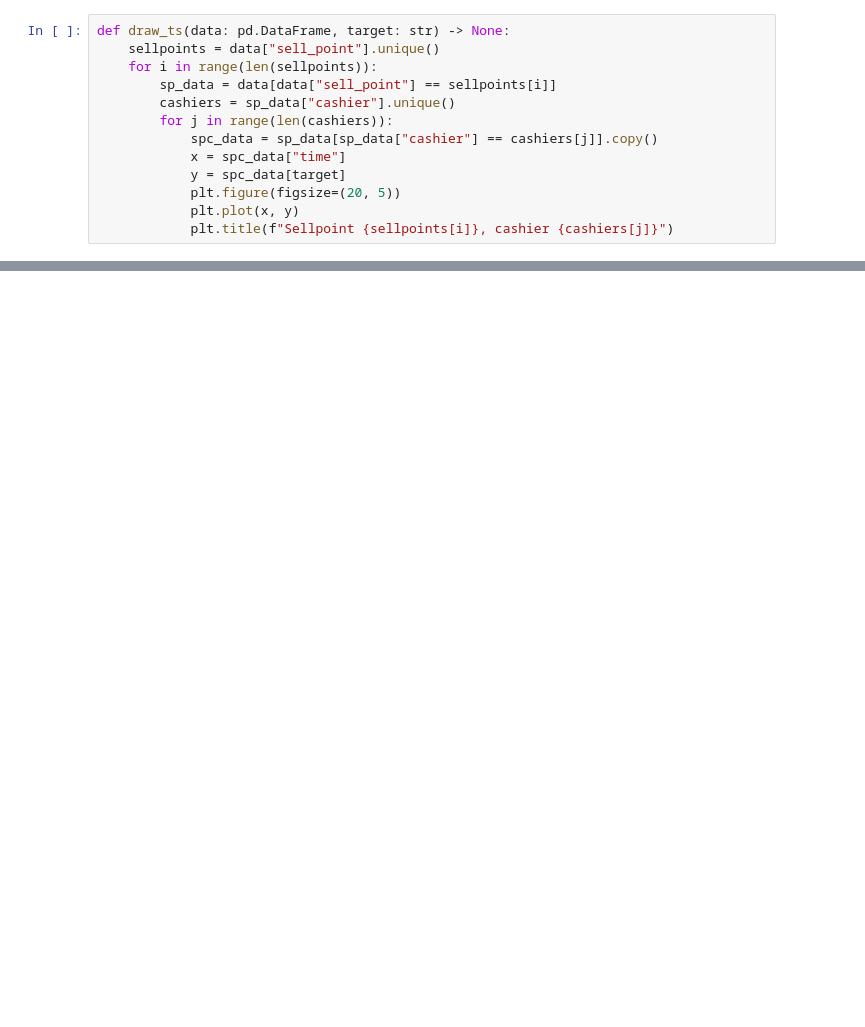
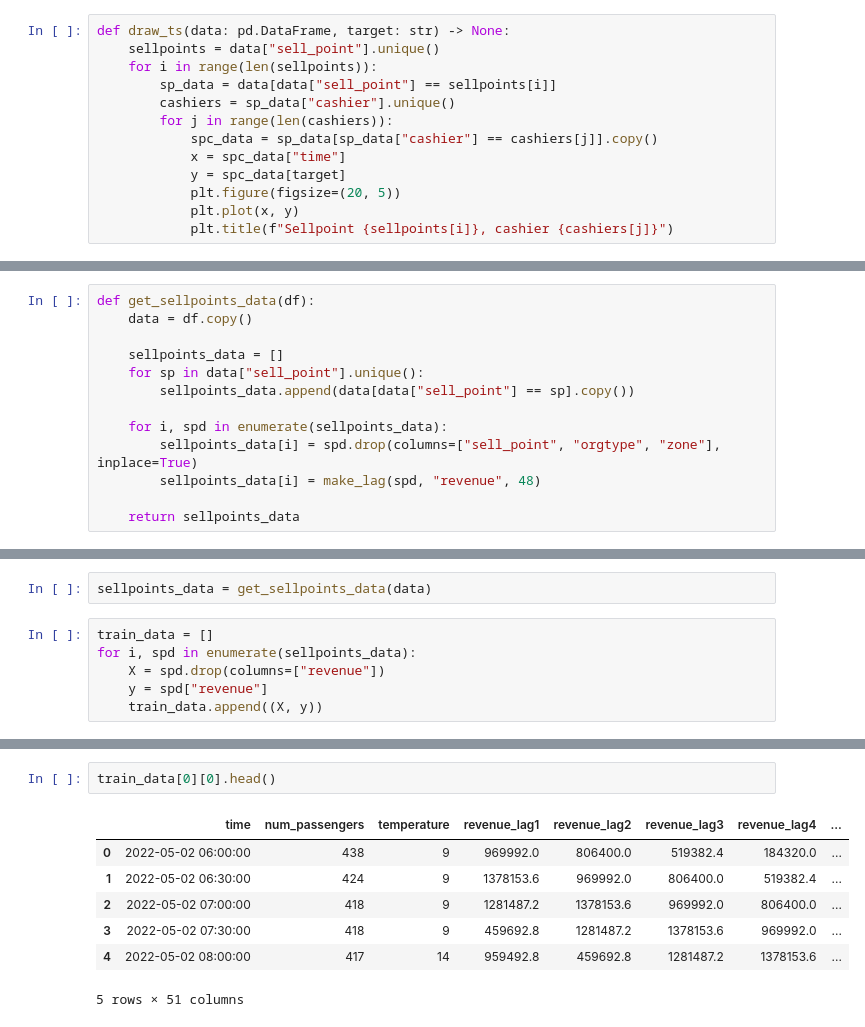
Before and after one commit to Wander1ngW1nd/Sheremem, a Jupyter notebook: revenue_preprocessing.ipynb, the cells around one changed output, grey strips where cells are left out. Drawn from its saved outputs; the diff is of its cells as text; blank space fills up the shorter version.

```diff
--- a/revenue_preprocessing.ipynb
+++ b/revenue_preprocessing.ipynb
@@ -109,0 +92,13 @@ len(data["cashier"].unique())
+# %%
+def get_sellpoints_data(df):
+    data = df.copy()
+
+    sellpoints_data = []
+    for sp in data["sell_point"].unique():
+        sellpoints_data.append(data[data["sell_point"] == sp].copy())
+
+    for i, spd in enumerate(sellpoints_data):
+        sellpoints_data[i] = spd.drop(columns=["sell_point", "orgtype", "zone"], inplace=True)
+        sellpoints_data[i] = make_lag(spd, "revenue", 48)
+
+    return sellpoints_data
@@ -109,0 +124,8 @@ len(data["cashier"].unique())
+# %%
+sellpoints_data = get_sellpoints_data(data)
+# %%
+train_data = []
+for i, spd in enumerate(sellpoints_data):
+    X = spd.drop(columns=["revenue"])
+    y = spd["revenue"]
+    train_data.append((X, y))
@@ -109,0 +152,10 @@ len(data["cashier"].unique())
+# %%
+train_data[0][0].head()
+# %% [output]
+|  | time | num_passengers | temperature | revenue_lag1 | revenue_lag2 | revenue_lag3 | revenue_lag4 | ... |
+| 0 | 2022-05-02 06:00:00 | 438 | 9 | 969992.0 | 806400.0 | 519382.4 | 184320.0 | ... |
+| 1 | 2022-05-02 06:30:00 | 424 | 9 | 1378153.6 | 969992.0 | 806400.0 | 519382.4 | ... |
+| 2 | 2022-05-02 07:00:00 | 418 | 9 | 1281487.2 | 1378153.6 | 969992.0 | 806400.0 | ... |
+| 3 | 2022-05-02 07:30:00 | 418 | 9 | 459692.8 | 1281487.2 | 1378153.6 | 969992.0 | ... |
+| 4 | 2022-05-02 08:00:00 | 417 | 14 | 959492.8 | 459692.8 | 1281487.2 | 1378153.6 | ... |
+5 rows × 51 columns
```
Also changed, not shown: parts of 20 cells of this notebook, 51 other files.
